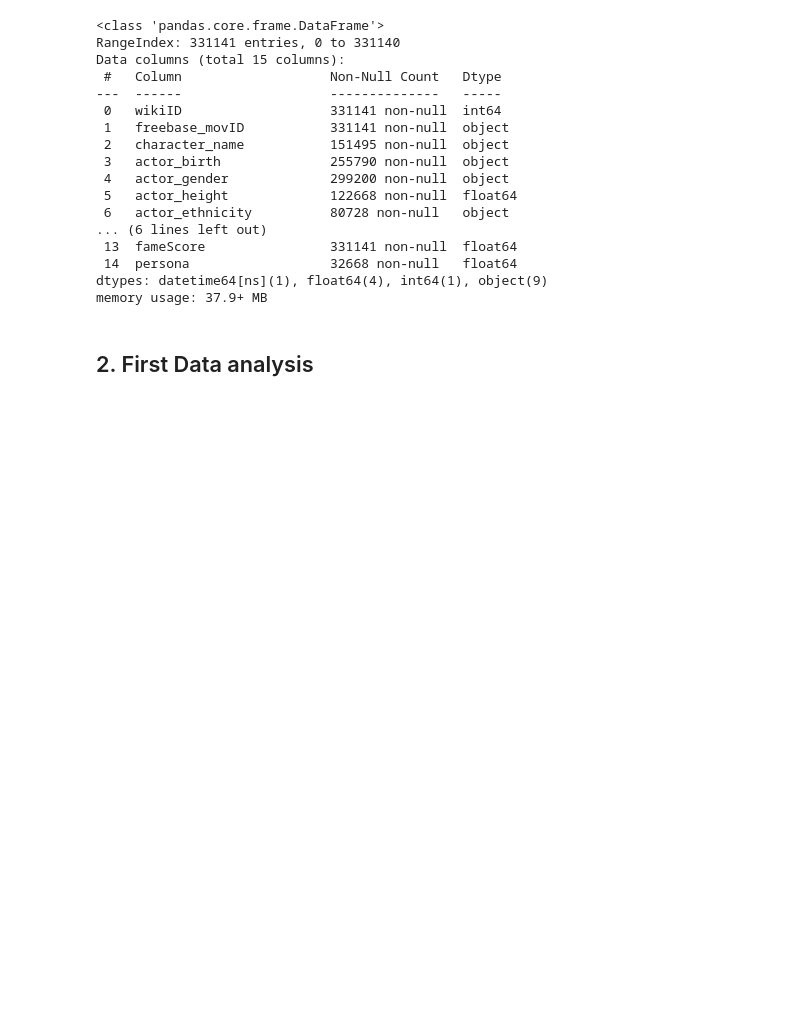
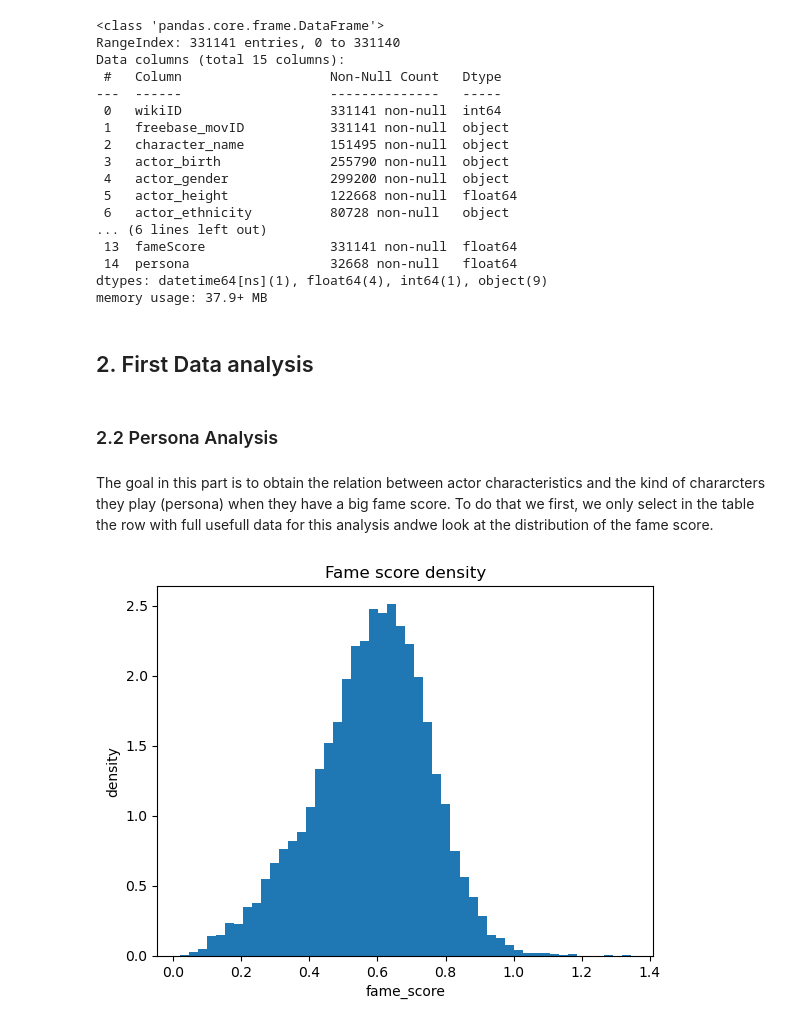
Before and after one commit to epfl-ada/ada-2023-project-lasempanadas, a Jupyter notebook: project_milestone_2.ipynb, the cells around one changed output. Saved outputs shown, nothing was run; the diff lists cells and outputs as text; code cells hidden in the pictures; blank space fills up the shorter version.

```diff
--- a/project_milestone_2.ipynb
+++ b/project_milestone_2.ipynb
@@ -493,3 +493,21 @@ dtypes: datetime64[ns](1), float64(4), int64(1), object(9)
 memory usage: 37.9+ MB
 # %% [markdown]
 ## 2. First Data analysis
+# %% [markdown]
+### 2.2 Persona Analysis
+# %% [markdown]
+The goal in this part is to obtain the relation between actor characteristics and the kind of chararcters they play (persona) when they have a big fame score. To do that we first, we only select in the table the row with full usefull data for this analysis andwe look at the distribution of the fame score.
+# %%
+cmu_chara_persona = cmu_character[['actor_gender','actor_height','actor_ethnicity','actor_age_at_release','persona','fameScore']].copy()
+cmu_chara_persona = cmu_chara_persona.dropna()
+
+#We transform the persona dtype to str because we don't want to interpret it as numbers but as a class name
+cmu_chara_persona['persona'] = cmu_chara_persona['persona'].apply(lambda x : str(int(x)))
+
+plt.hist(cmu_chara_persona['fameScore'],density=True,bins=50)
+plt.title('Fame score density')
+plt.xlabel('fame_score')
+plt.ylabel('density')
+plt.show()
+# %% [output]
+[figure, added]
```
Also changed, not shown: parts of 16 cells of this notebook.
